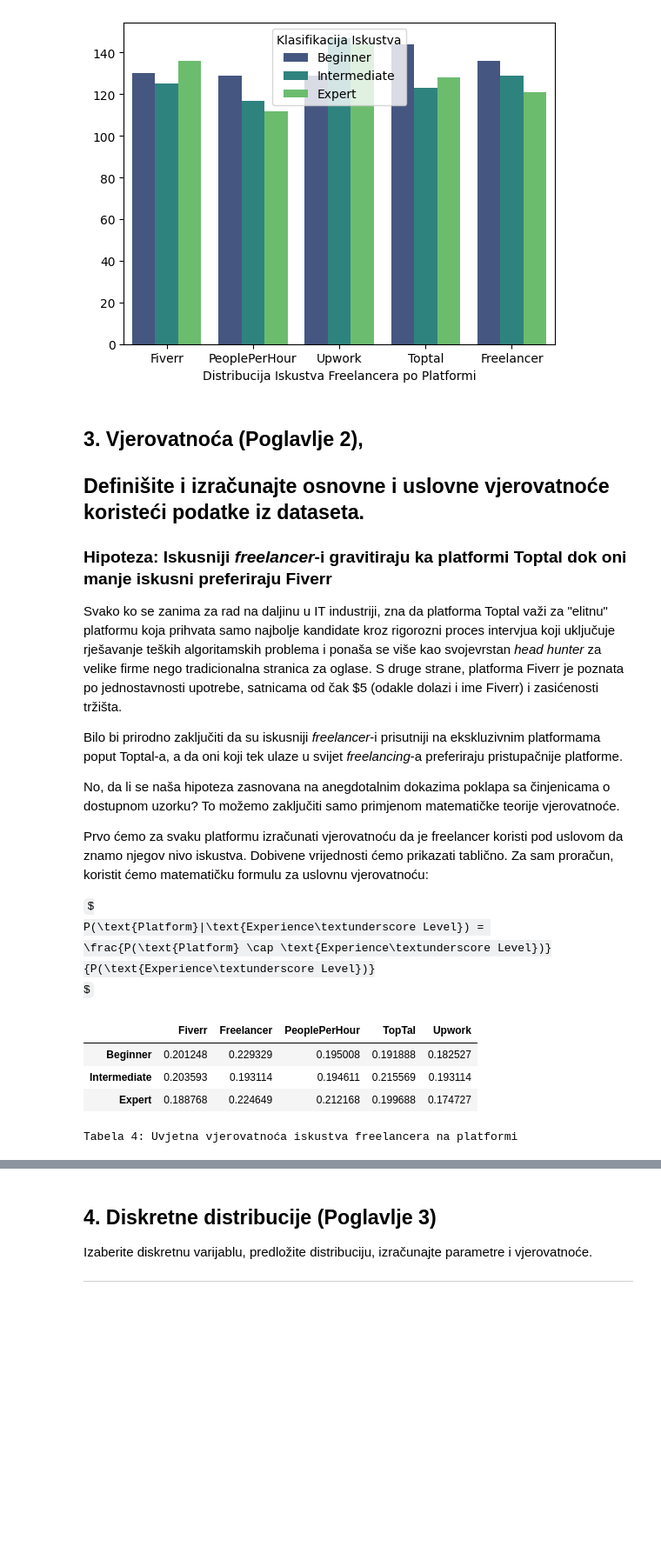
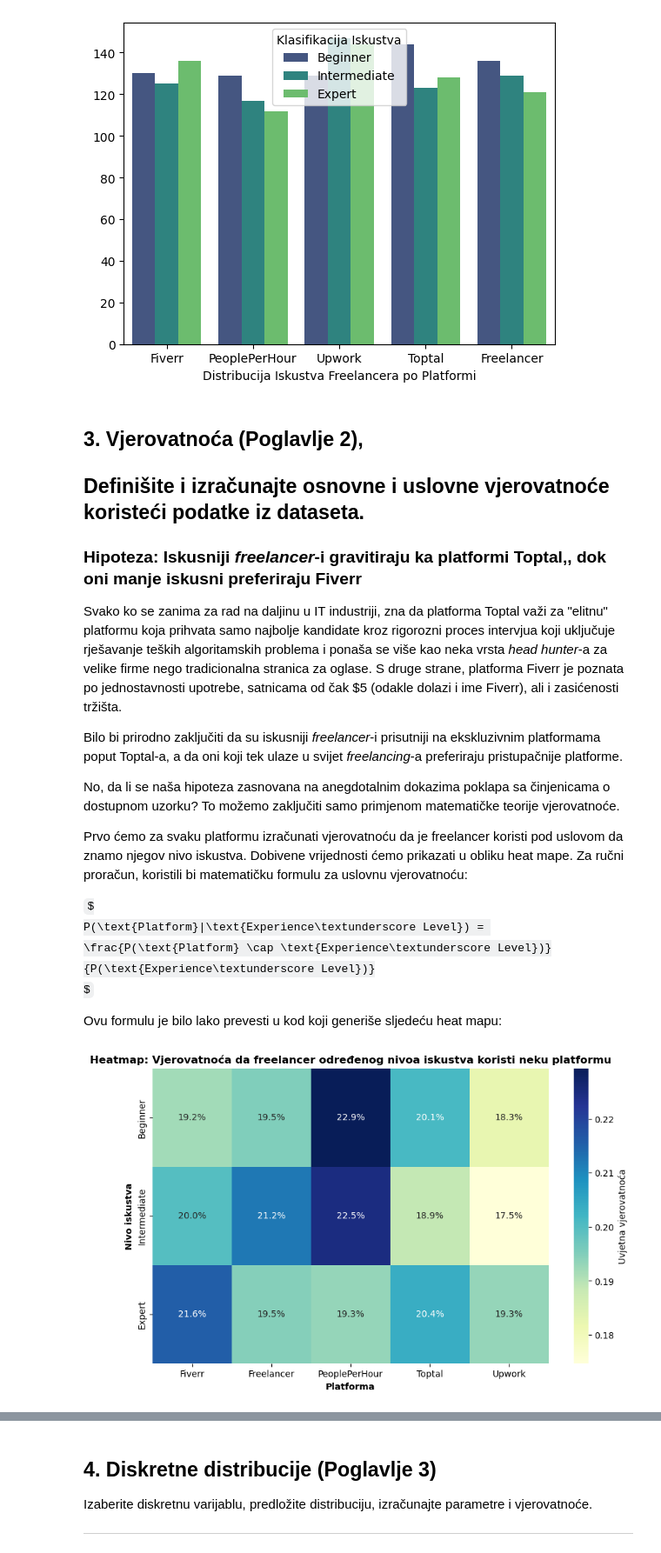
Before and after one commit to Ljut/PSAI-DSAI-datasets, a Jupyter notebook: VIS25_TIM1.ipynb, the cells around one changed output, grey strips where cells are left out. Shown at 87% size. Drawn from its saved outputs; the diff is of its cells as text; code cells hidden in the pictures; some formulas as TeX source; blank space fills up the shorter version.

```diff
--- a/VIS25_TIM1.ipynb
+++ b/VIS25_TIM1.ipynb
@@ -33,8 +33,8 @@ Konkretno, motiv i cilj ove analize je **izvršiti istraživanje stanja i potreb
 
 Prije početka rada, **nužno je pokrenuti naredni blok koda** , koji učitava potrebne biblioteke i inicijalizira dataset za rad.
 # %%
-!rm -rf PSAI-DSAI-datasets
-!git clone -b in-progress https://github.com/Ljut/PSAI-DSAI-datasets
+#!rm -rf PSAI-DSAI-datasets
+#!git clone -b in-progress https://github.com/Ljut/PSAI-DSAI-datasets
 
 import pandas as pd ## Za manipulisanje golih podataka, (CSV, DataFrame,...)
 import matplotlib.pyplot as plt ## Za vizualizaciju podataka
@@ -42,4 +42,6 @@ import numpy as np ## Za izvršavanje matematičkih operacija nad podacima
 from IPython.display import HTML
 import seaborn as sns
 
-df = pd.read_csv('./PSAI-DSAI-datasets/freelancer_earnings_bd.csv')
+#df = pd.read_csv('./PSAI-DSAI-datasets/freelancer_earnings_bd.csv')
+
+df = pd.read_csv('./freelancer_earnings_bd.csv')
@@ -316,57 +310,60 @@ plt.show()
 
 Definišite i izračunajte osnovne i uslovne vjerovatnoće koristeći podatke iz dataseta.
 ---
-### Hipoteza: Iskusniji _freelancer_-i gravitiraju ka platformi Toptal dok oni manje iskusni preferiraju Fiverr
+### Hipoteza: Iskusniji _freelancer_-i gravitiraju ka platformi Toptal‚, dok oni manje iskusni preferiraju Fiverr
 
-Svako ko se zanima za rad na daljinu u IT industriji, zna da platforma Toptal važi za \"elitnu\" platformu koja prihvata samo najbolje kandidate kroz rigorozni proces intervjua koji uključuje rješavanje teških algoritamskih problema i ponaša se više kao svojevrstan _head hunter_ za velike firme nego tradicionalna stranica za oglase. S druge strane, platforma Fiverr je poznata po jednostavnosti upotrebe, satnicama od čak $5 (odakle dolazi i ime Fiverr) i zasićenosti tržišta.
+Svako ko se zanima za rad na daljinu u IT industriji, zna da platforma Toptal važi za \"elitnu\" platformu koja prihvata samo najbolje kandidate kroz rigorozni proces intervjua koji uključuje rješavanje teških algoritamskih problema i ponaša se više kao neka vrsta _head hunter_-a za velike firme nego tradicionalna stranica za oglase. S druge strane, platforma Fiverr je poznata po jednostavnosti upotrebe, satnicama od čak $5 (odakle dolazi i ime Fiverr), ali i zasićenosti tržišta.
 
 Bilo bi prirodno zaključiti da su iskusniji _freelancer_-i prisutniji na ekskluzivnim platformama poput Toptal-a, a da oni koji tek ulaze u svijet _freelancing_-a preferiraju pristupačnije platforme.
 
 No, da li se naša hipoteza zasnovana na anegdotalnim dokazima poklapa sa činjenicama o dostupnom uzorku? To možemo zaključiti samo primjenom matematičke teorije vjerovatnoće.
 
-Prvo ćemo za svaku platformu izračunati vjerovatnoću da je freelancer koristi pod uslovom da znamo njegov nivo iskustva. Dobivene vrijednosti ćemo prikazati tablično. Za sam proračun, koristit ćemo matematičku formulu za uslovnu vjerovatnoću:
+Prvo ćemo za svaku platformu izračunati vjerovatnoću da je freelancer koristi pod uslovom da znamo njegov nivo iskustva. Dobivene vrijednosti ćemo prikazati u obliku heat mape. Za ručni proračun, koristili bi matematičku formulu za uslovnu vjerovatnoću:
 
 $
 P(\text{Platform}|\text{Experience\textunderscore Level}) = \frac{P(\text{Platform} \cap \text{Experience\textunderscore Level})}{P(\text{Experience\textunderscore Level})}
 $
+
+Ovu formulu je bilo lako prevesti u kod koji generiše sljedeću heat mapu:
 # %%
 # Vaš kod ovdje
 
 # Ova funkcija ispisuje uvjetnu vjerovatnoću da freelancer koristi neku platformu ako mu znamo nivo iskustva
-# Funkciju je napisao GitHub Copilot na osnovu koda kojeg sam ranije pisao za pojedinačne slučajeve i opisa funkckije koji sam dao u komentaru
+def conditional_probability(df, platform, experience_level):
+    return df.query(f"Platform == '{platform}' & Experience_Level == '{experience_level}'").shape[0] / df.query(f"Experience_Level == '{experience_level}'").shape[0]
 
-def conditional_probability(df, platform, experience_level):
-    return len(df.query(f"Platform == '{platform}' & Experience_Level == '{experience_level}'")) / len(df.query(f"Experience_Level == '{experience_level}'"))
+experience_levels = ["Beginner", "Intermediate", "Expert"]
+platforms = ["Fiverr", "Freelancer", "PeoplePerHour", "Toptal", "Upwork"]
 
-
+# Ova matrica će sadržavati uvjetne vjerovatnoće i iz od će se napraviti heatmap
 matrica = np.zeros((3, 5),dtype=object)
 i = 0
 for experience_level in {"Beginner", "Intermediate", "Expert"}:
-    #print(f"Ispis za platformu '{platform}'")
     j = 0
     for platform in {"Fiverr", "Freelancer", "PeoplePerHour", "Toptal", "Upwork"}:
         probability = conditional_probability(df, platform, experience_level)
-        matrica[i][j] = probability #f"{round(probability * 100, 2)} %"
+        matrica[i][j] = probability #round(probability * 100, 2)
         j+=1
     i+=1
-        #print(f"Uvjetna vjerovatnoća da freelancer ima nivo iskustva '{experience_level}' ako je korisnik platforme '{platform}': {conditional_probability(df, platform, experience_level)}")
-    #print("")
-html = f"""
-<div style="margin-top: 20px;display: flex; justify-content: center;flex-direction:column;width:100%;fontweight:bold">
 
-  {pd.DataFrame(matrica, columns=["Fiverr", "Freelancer", "PeoplePerHour", "TopTal", "Upwork"],index=["Beginner", "Intermediate", "Expert"]  )
-.to_html(index=True)}
-  <p style="text-align: center; font-style: bold; margin-bottom: 10px;">
-    Tabela 4: Uvjetna vjerovatnoća iskustva freelancera na platformi
-  </p>
+# Kod za pravljenje heatmapa je generisao Github Copilot uz instrukcije člana tima
+heatmap_data = pd.DataFrame(
+  matrica,
+  columns=platforms,
+  index=experience_levels
+)
 
-</div>
-"""
-
-display(HTML(html))
+plt.figure(figsize=(10, 6))
+sns.heatmap(
+  heatmap_data.astype(float),
+  annot=True,
+  fmt=".1%",
+  cmap="YlGnBu",
+  cbar_kws={'label': 'Uvjetna vjerovatnoća'}
+)
+plt.title("Heatmap: Vjerovatnoća da freelancer određenog nivoa iskustva koristi neku platformu", fontweight='bold')
+plt.xlabel("Platforma", fontweight='bold')
+plt.ylabel("Nivo iskustva", fontweight='bold')
+plt.show()
 # %% [output]
-|  | Fiverr | Freelancer | PeoplePerHour | TopTal | Upwork |
-| Beginner | 0.201248 | 0.229329 | 0.195008 | 0.191888 | 0.182527 |
-| Intermediate | 0.203593 | 0.193114 | 0.194611 | 0.215569 | 0.193114 |
-| Expert | 0.188768 | 0.224649 | 0.212168 | 0.199688 | 0.174727 |
-Tabela 4: Uvjetna vjerovatnoća iskustva freelancera na platformi
+[figure, added]
```
Also changed, not shown: parts of 24 cells of this notebook.
